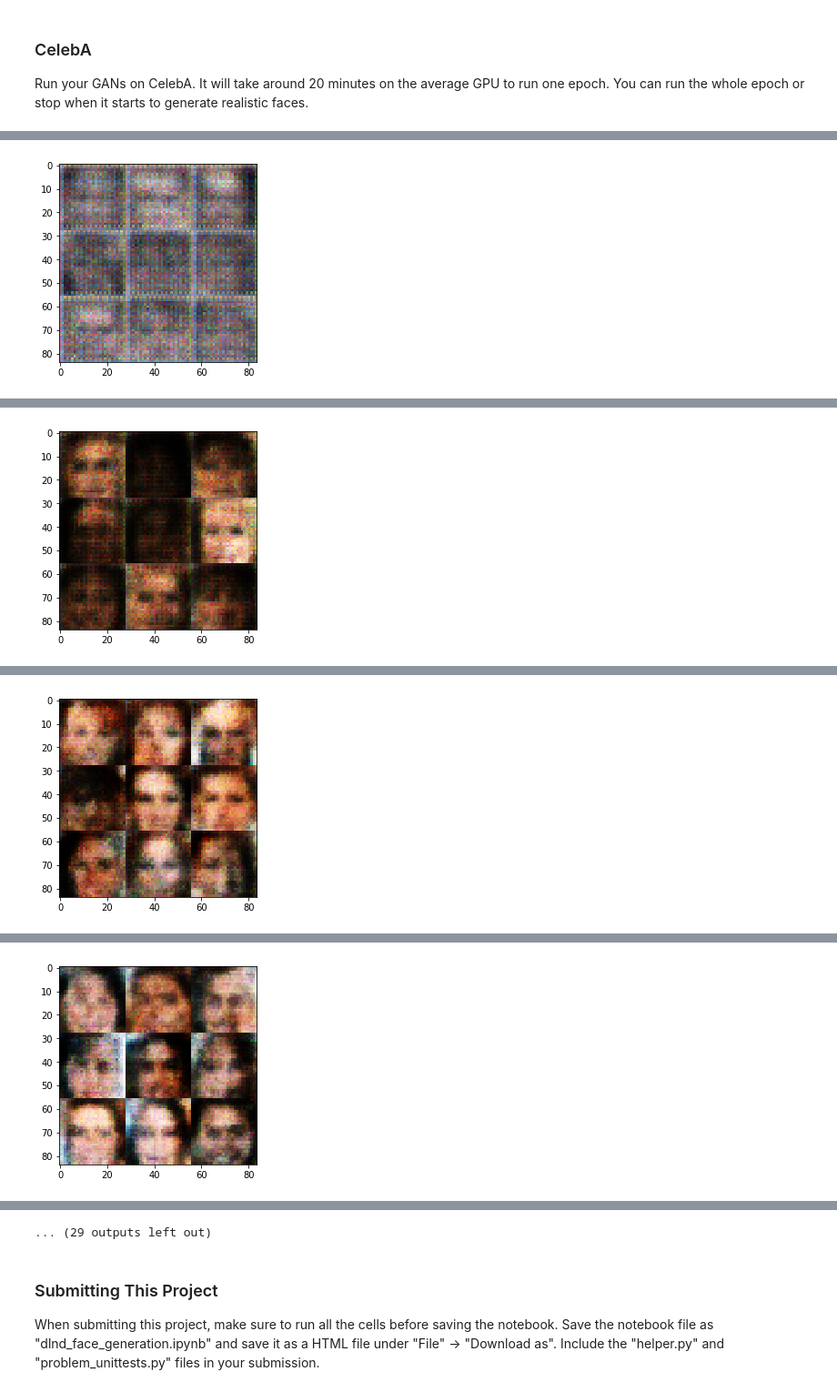
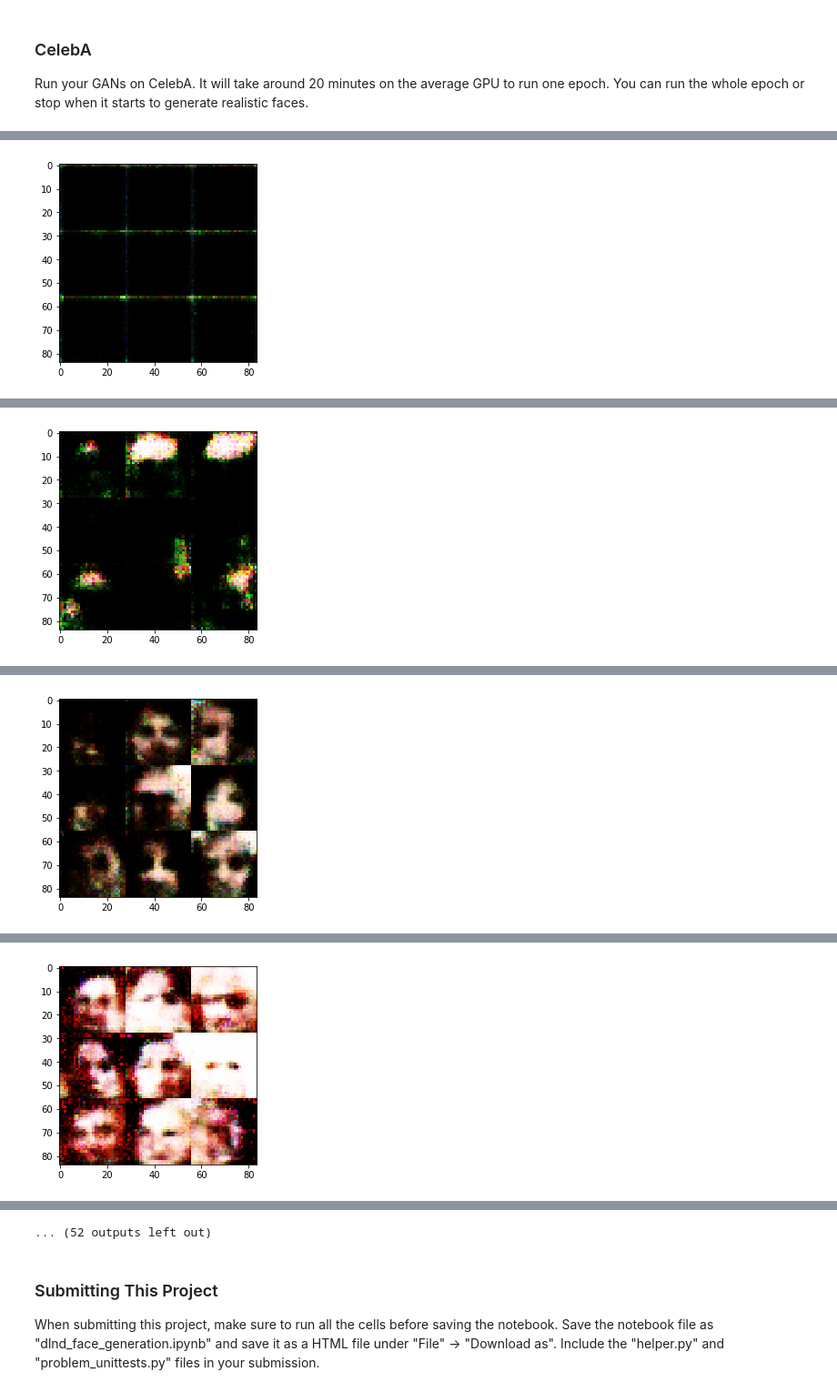
Before and after one commit to falcon1kr/dlnd_face_generation, a Jupyter notebook: dlnd_face_generation.ipynb, the cells around one changed output, grey strips where cells are left out. Shown at 91% size. Saved outputs shown, nothing was run; the diff lists cells and outputs as text; code cells hidden in the pictures.

```diff
--- a/dlnd_face_generation.ipynb
+++ b/dlnd_face_generation.ipynb
@@ -153,19 +153,22 @@ def discriminator(images, reuse=False, alpha=0.2):
         layer = tf.layers.conv2d(images, 64, 3, 2, 'same', use_bias=False)
         layer = tf.layers.batch_normalization(layer, training=True)
         layer = tf.maximum(alpha * layer, layer)
+        layer = tf.nn.dropout(layer, 0.8)
         # 14 x 14 x 64
 
         layer = tf.layers.conv2d(layer, 128, 3, 2, 'same', use_bias=False)
         layer = tf.layers.batch_normalization(layer, training=True)
         layer = tf.maximum(alpha * layer, layer)
+        layer = tf.nn.dropout(layer, 0.8)
         # 7 x 7 x 128
 
         layer = tf.layers.conv2d(layer, 256, 3, 2, 'same', use_bias=False)
         layer = tf.layers.batch_normalization(layer, training=True)
         layer = tf.maximum(alpha * layer, layer)
+        layer = tf.nn.dropout(layer, 0.8)
         # 4 x 4 x 256
 
-        layer = tf.reshape(layer, (-1, 4 * 4 * 256))
+        layer = tf.contrib.layers.flatten(layer)
 
         logits = tf.layers.dense(layer, 1)
         out = tf.sigmoid(logits)
@@ -200,22 +203,31 @@ def generator(z, out_channel_dim, is_train=True, alpha=0.2):
         layer = tf.reshape(layer, (-1, 7, 7, 512))
         layer = tf.layers.batch_normalization(layer, training=is_train)
         layer = tf.maximum(alpha * layer, layer)
+        layer = tf.nn.dropout(layer, 0.8)
         # 7 x 7 x 1024
 
         layer = tf.layers.conv2d_transpose(layer, 256, 5, 2, 'SAME')
         layer = tf.layers.batch_normalization(layer, training=is_train)
         layer = tf.maximum(alpha * layer, layer)
+        layer = tf.nn.dropout(layer, 0.8)
         # 14 x 14 x 512
 
         layer = tf.layers.conv2d_transpose(layer, 128, 5, 2, 'SAME')
         layer = tf.layers.batch_normalization(layer, training=is_train)
         layer = tf.maximum(alpha * layer, layer)
+        layer = tf.nn.dropout(layer, 0.8)
         # 28 x 28 x 256
+
+        layer = tf.layers.conv2d_transpose(layer, 128, 5, 1, 'SAME')
+        layer = tf.layers.batch_normalization(layer, training=is_train)
+        layer = tf.maximum(alpha * layer, layer)
+        layer = tf.nn.dropout(layer, 0.8)
+        # 28 x 28 x 128
 
         layer = tf.layers.conv2d_transpose(layer, out_channel_dim, 5, 1, 'SAME')
         # 28 x 28 x 3
 
-        out = tf.tanh(layer) / 2.0
+        out = tf.tanh(layer)
 
     return out
 
@@ -373,6 +385,8 @@ def train(epoch_count, batch_size, z_dim, learning_rate, beta1, get_batches, dat
             for batch_images in get_batches(batch_size):
                 steps += 1
 
+                batch_images *= 2
+
                 batch_z = np.random.uniform(-1, 1, size=(batch_size, z_dim))
 
                 sess.run(d_train_opt, feed_dict={input_real: batch_images, input_z: batch_z, input_learning_rate: learning_rate})
@@ -389,6 +403,7 @@ def train(epoch_count, batch_size, z_dim, learning_rate, beta1, get_batches, dat
 
                 if steps % 100 == 0:
                     show_generator_output(sess, 9, input_z, img_channels, data_image_mode)
+        show_generator_output(sess, 9, input_z, img_channels, data_image_mode)
 # %% [markdown]
 ### MNIST
 Test your GANs architecture on MNIST.  After 2 epochs, the GANs should be able to generate images that look like handwritten digits.  Make sure the loss of the generator is lower than the loss of the discriminator or close to 0.
@@ -479,9 +494,9 @@ Epoch 1/2... Step   600... Discriminator Loss: 1.3149... Generator Loss: 0.5376
 ### CelebA
 Run your GANs on CelebA.  It will take around 20 minutes on the average GPU to run one epoch.  You can run the whole epoch or stop when it starts to generate realistic faces.
 # %%
-batch_size = 100
+batch_size = 64
 z_dim = 100
-learning_rate = 0.0001
+learning_rate = 0.0002
 beta1 = 0.1
 
 
@@ -508 +523 @@ Epoch 1/1... Step   100... Discriminator Loss: 1.2494... Generator Loss: 0.6977
-[figure, old version]
+[figure, new version]
@@ -519 +534 @@ Epoch 1/1... Step   200... Discriminator Loss: 1.3502... Generator Loss: 0.5646
-[figure, old version]
+[figure, new version]
@@ -530 +545 @@ Epoch 1/1... Step   300... Discriminator Loss: 1.7458... Generator Loss: 0.3451
-[figure, old version]
+[figure, new version]
@@ -541 +556 @@ Epoch 1/1... Step   400... Discriminator Loss: 1.8146... Generator Loss: 0.2955
-[figure, old version]
+[figure, new version]
@@ -564,4 +579,4 @@ Epoch 1/1... Step   600... Discriminator Loss: 0.7315... Generator Loss: 1.6150
-... (29 outputs left out)
+... (52 outputs left out)
 # %% [markdown]
 ### Submitting This Project
 When submitting this project, make sure to run all the cells before saving the notebook. Save the notebook file as "dlnd_face_generation.ipynb" and save it as a HTML file under "File" -> "Download as". Include the "helper.py" and "problem_unittests.py" files in your submission.
```
Also changed, not shown: parts of 2 cells of this notebook, 1 other file.
